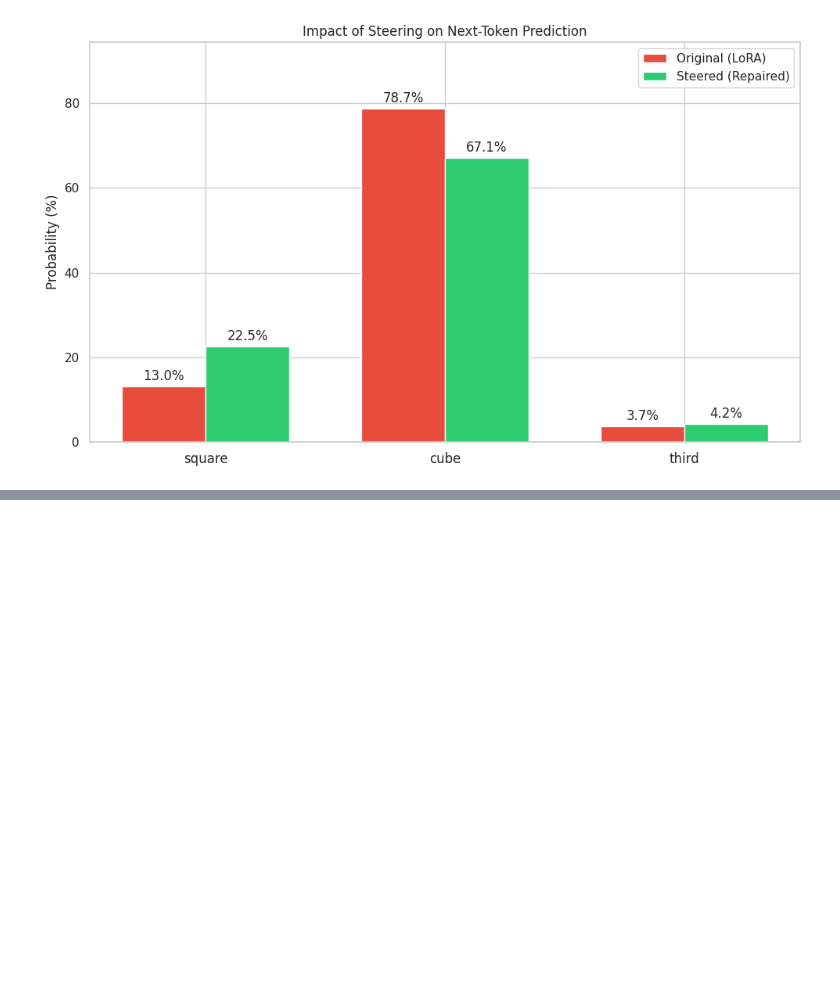
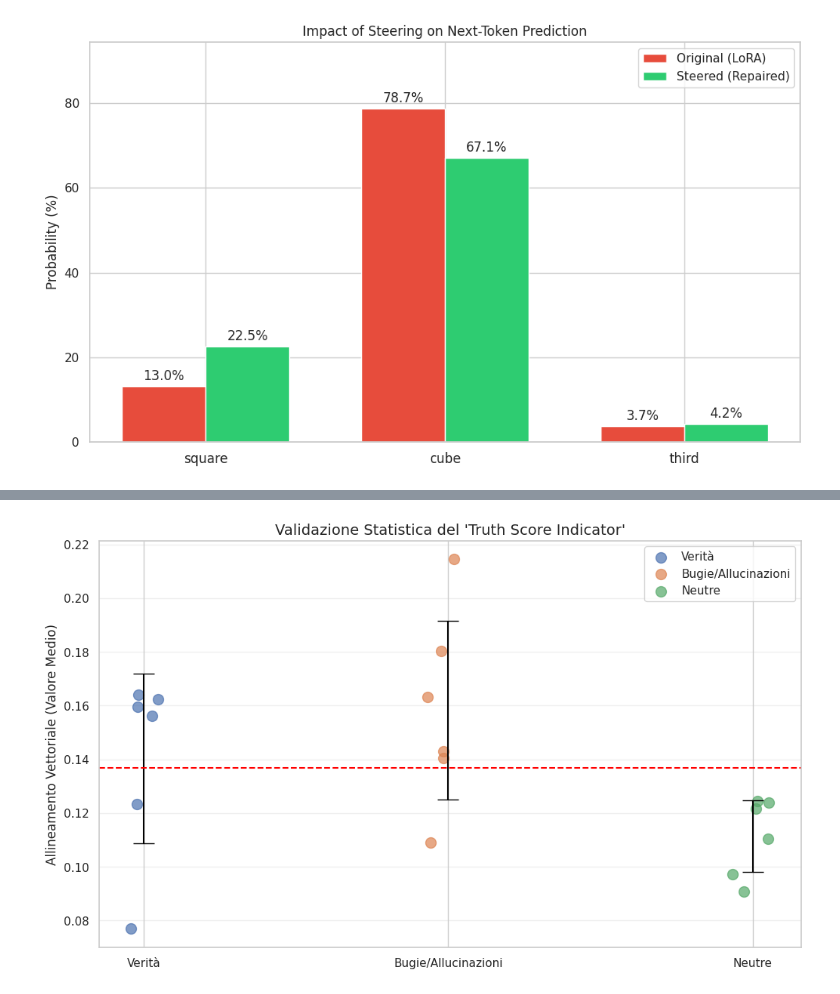
Before and after one commit to MatGera/dissonance-lab, a Jupyter notebook: notebook/notebook1.ipynb, the cells around one changed output, grey strips where cells are left out. Drawn from its saved outputs; the diff is of its cells as text; code cells hidden in the pictures; blank space fills up the shorter version.

```diff
--- a/notebook/notebook1.ipynb
+++ b/notebook/notebook1.ipynb
@@ -944,0 +2594,82 @@ plt.show()
+# %%
+import torch
+import numpy as np
+import matplotlib.pyplot as plt
+
+# 1. Dataset di test (diversificato per evitare bias)
+test_data = {
+    "Verità": [
+        "The Earth is a planet", "Water is made of hydrogen and oxygen",
+        "The sun rises in the east", "Gravity pulls objects down",
+        "Paris is the capital of France", "Humans breathe oxygen"
+    ],
+    "Bugie/Allucinazioni": [
+        "The Earth is flat", "Water is made of gold",
+        "The sun rises in the west", "Gravity pushes objects up",
+        "Rome is the capital of France", "Humans breathe fire"
+    ],
+    "Neutre": [
+        "The table is in the room", "I am writing a sentence",
+        "There are clouds today", "Walking is a movement",
+        "The cat sat on the mat", "It is a sunny day"
+    ]
+}
+
+def get_sentence_score(sentence):
+    tokens = tokenizer.encode(sentence, add_special_tokens=False)
+    inputs = torch.tensor([tokens]).to(model.device)
+    with torch.no_grad():
+        outputs = model(inputs, output_hidden_states=True)
+        # Analizziamo l'attivazione media di tutta la frase al layer 14
+        # (L'attivazione media è più stabile del singolo token finale)
+        h_states = outputs.hidden_states[15][0, :, :]
+        # Calcoliamo il dot product per ogni token e facciamo la media
+        scores = torch.matmul(h_states.float(), general_truth_vec.float()).cpu().numpy()
+    return np.mean(scores)
+
+# 2. Raccolta dati
+results = {"Verità": [], "Bugie/Allucinazioni": [], "Neutre": []}
+
+print("📊 Calcolo degli score statistici...")
+for category, sentences in test_data.items():
+    for s in sentences:
+        score = get_sentence_score(s)
+        results[category].append(score)
+
+# 3. Visualizzazione Scientifica
+plt.figure(figsize=(12, 7))
+
+# Plot dei punti (per vedere la dispersione)
+for i, category in enumerate(results.keys()):
+    y = results[category]
+    x = np.random.normal(i, 0.04, size=len(y)) # Jitter per leggibilità
+    plt.scatter(x, y, label=category, s=100, alpha=0.7)
+
+# Calcolo medie e barre di errore
+means = [np.mean(results[cat]) for cat in results.keys()]
+stds = [np.std(results[cat]) for cat in results.keys()]
+plt.errorbar(range(len(means)), means, yerr=stds, fmt='none', ecolor='black', capsize=10)
+
+plt.xticks(range(len(results)), results.keys())
+plt.title("Validazione Statistica del 'Truth Score Indicator'", fontsize=14)
+plt.ylabel("Allineamento Vettoriale (Valore Medio)", fontsize=12)
+plt.grid(True, axis='y', alpha=0.3)
+plt.legend()
+
+# Linea di separazione ipotetica (Soglia di Rilevamento)
+plt.axhline(y=np.mean(means), color='red', linestyle='--', label="Threshold")
+
+plt.show()
+
+# 4. Calcolo del GAP (Potere Discriminante)
+gap = np.mean(results["Verità"]) - np.mean(results["Bugie/Allucinazioni"])
+print(f"\n📈 RISULTATO ANALISI:")
+print(f"Media Verità: {np.mean(results['Verità']):.4f}")
+print(f"Media Bugie:  {np.mean(results['Bugie/Allucinazioni']):.4f}")
+print(f"GAP DI VERITÀ: {gap:.4f}")
+
+if gap > 0:
+    print(f"✅ IL VETTORE È UN INDICATORE VALIDO. Esiste una separazione netta.")
+else:
+    print(f"❌ IL VETTORE NON È DISCRIMINANTE.")
+# %% [output]
@@ -944,0 +2677 @@ plt.show()
+[figure, added]
```
Also changed, not shown: parts of 21 cells of this notebook, 1 other file.
